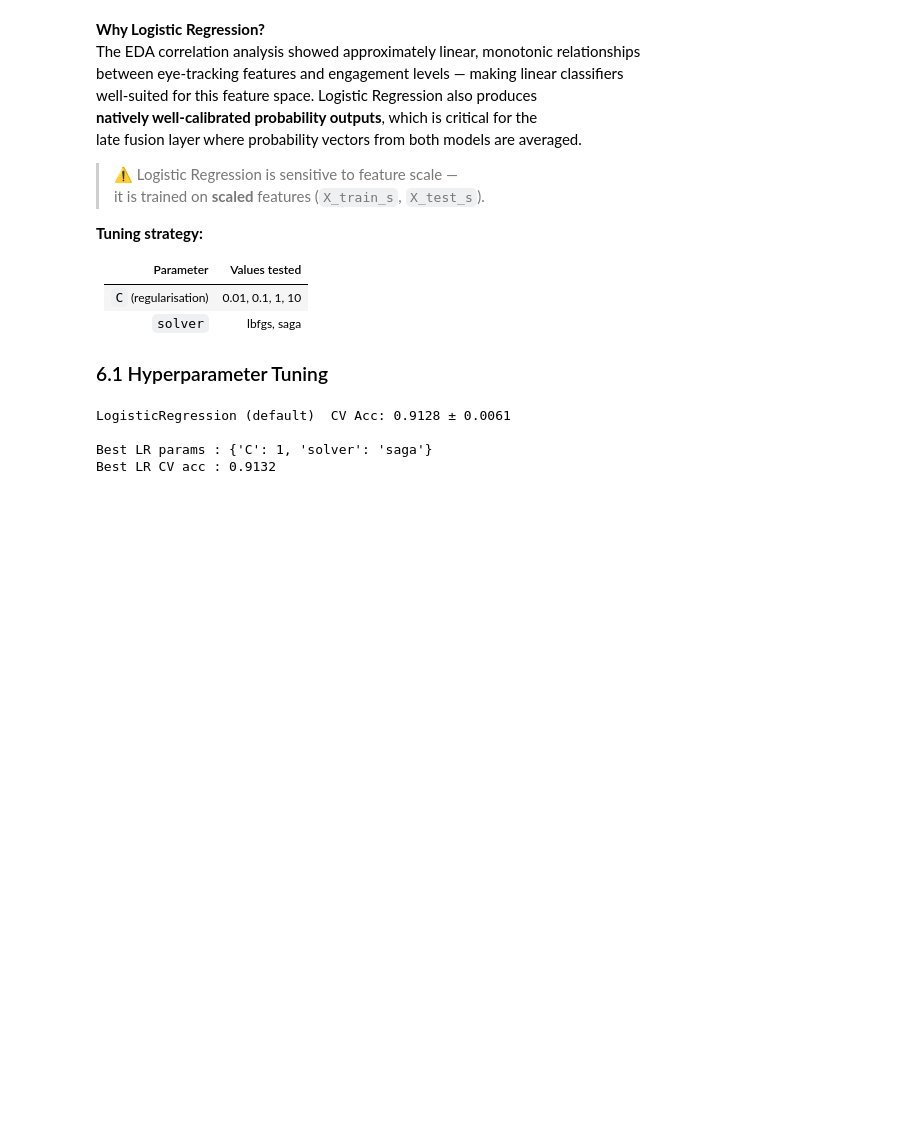
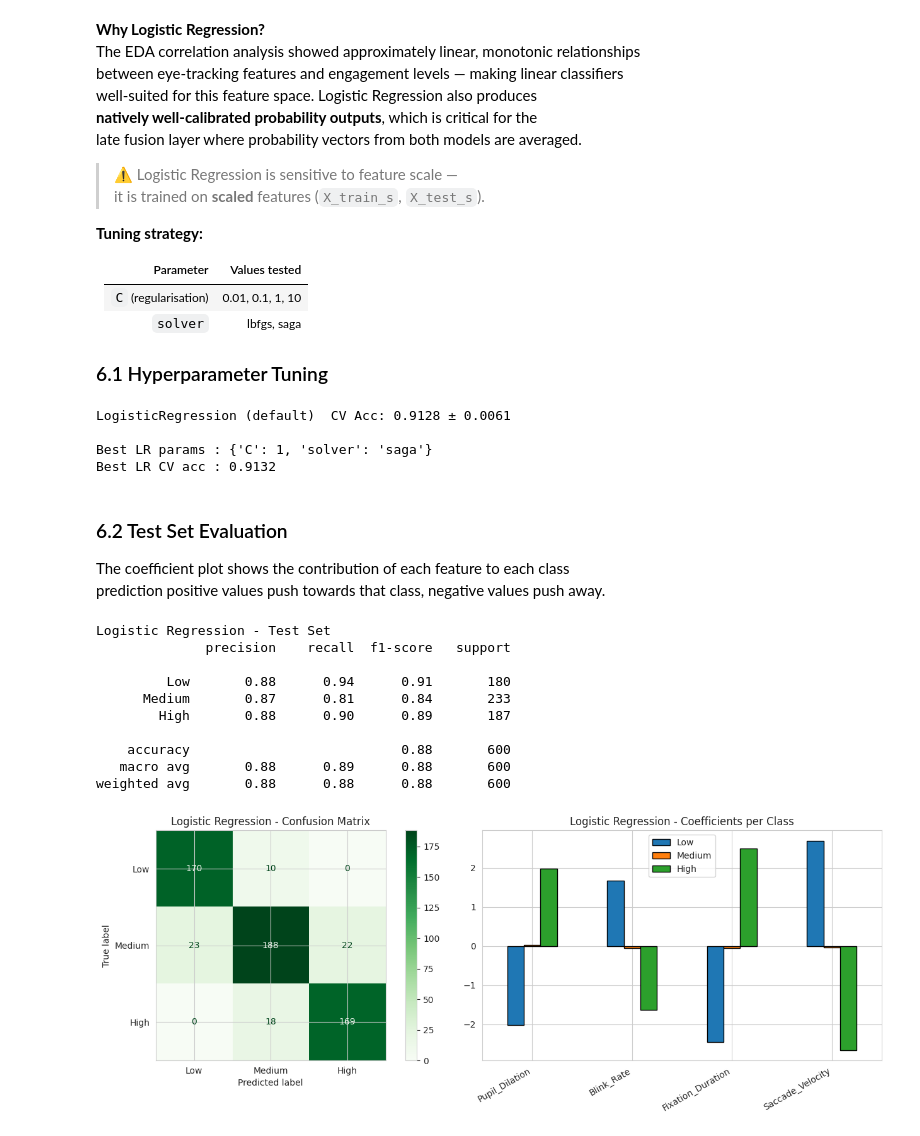
Before and after one commit to YasiniK/multimodal-student-cognitive-load-and-engagement-detection, a Jupyter notebook: Cognitive_Load/CL_Model_Training.ipynb, the cells around one changed output. Saved outputs shown, nothing was run; the diff lists cells and outputs as text; code cells hidden in the pictures; blank space fills up the shorter version.

```diff
--- a/Cognitive_Load/CL_Model_Training.ipynb
+++ b/Cognitive_Load/CL_Model_Training.ipynb
@@ -377,3 +377,48 @@ LogisticRegression (default)  CV Acc: 0.9128 ± 0.0061
 
 Best LR params : {'C': 1, 'solver': 'saga'}
 Best LR CV acc : 0.9132
+# %% [markdown]
+### 6.2 Test Set Evaluation
+
+The coefficient plot shows the contribution of each feature to each class
+prediction positive values push towards that class, negative values push away.
+# %%
+best_lr.fit(X_train_s, y_train)
+y_pred_lr = best_lr.predict(X_test_s)
+
+print('Logistic Regression — Test Set Results')
+print('-' * 50)
+print(classification_report(y_test, y_pred_lr, target_names=['Low', 'Medium', 'High']))
+
+fig, axes = plt.subplots(1, 2, figsize=(14, 5))
+
+ConfusionMatrixDisplay.from_predictions(
+    y_test, y_pred_lr, display_labels=['Low', 'Medium', 'High'],
+    cmap='Greens', ax=axes[0])
+axes[0].set_title('Logistic Regression — Confusion Matrix', fontweight='bold')
+
+# Coefficient plot — shows feature contribution per class
+coef_df = pd.DataFrame(
+    best_lr.coef_,
+    index=['Low', 'Medium', 'High'],
+    columns=X_train_s.columns
+)
+coef_df.T.plot.bar(ax=axes[1], edgecolor='black')
+axes[1].set_title('Logistic Regression — Coefficients per Class', fontweight='bold')
+axes[1].set_xticklabels(axes[1].get_xticklabels(), rotation=30, ha='right')
+axes[1].axhline(0, color='black', linewidth=0.8)  # zero reference line
+
+plt.tight_layout()
+plt.show()
+# %% [output]
+Logistic Regression - Test Set
+              precision    recall  f1-score   support
+
+         Low       0.88      0.94      0.91       180
+      Medium       0.87      0.81      0.84       233
+        High       0.88      0.90      0.89       187
+
+    accuracy                           0.88       600
+   macro avg       0.88      0.89      0.88       600
+weighted avg       0.88      0.88      0.88       600
+[figure, added]
```
Also changed, not shown: parts of 2 cells of this notebook.
